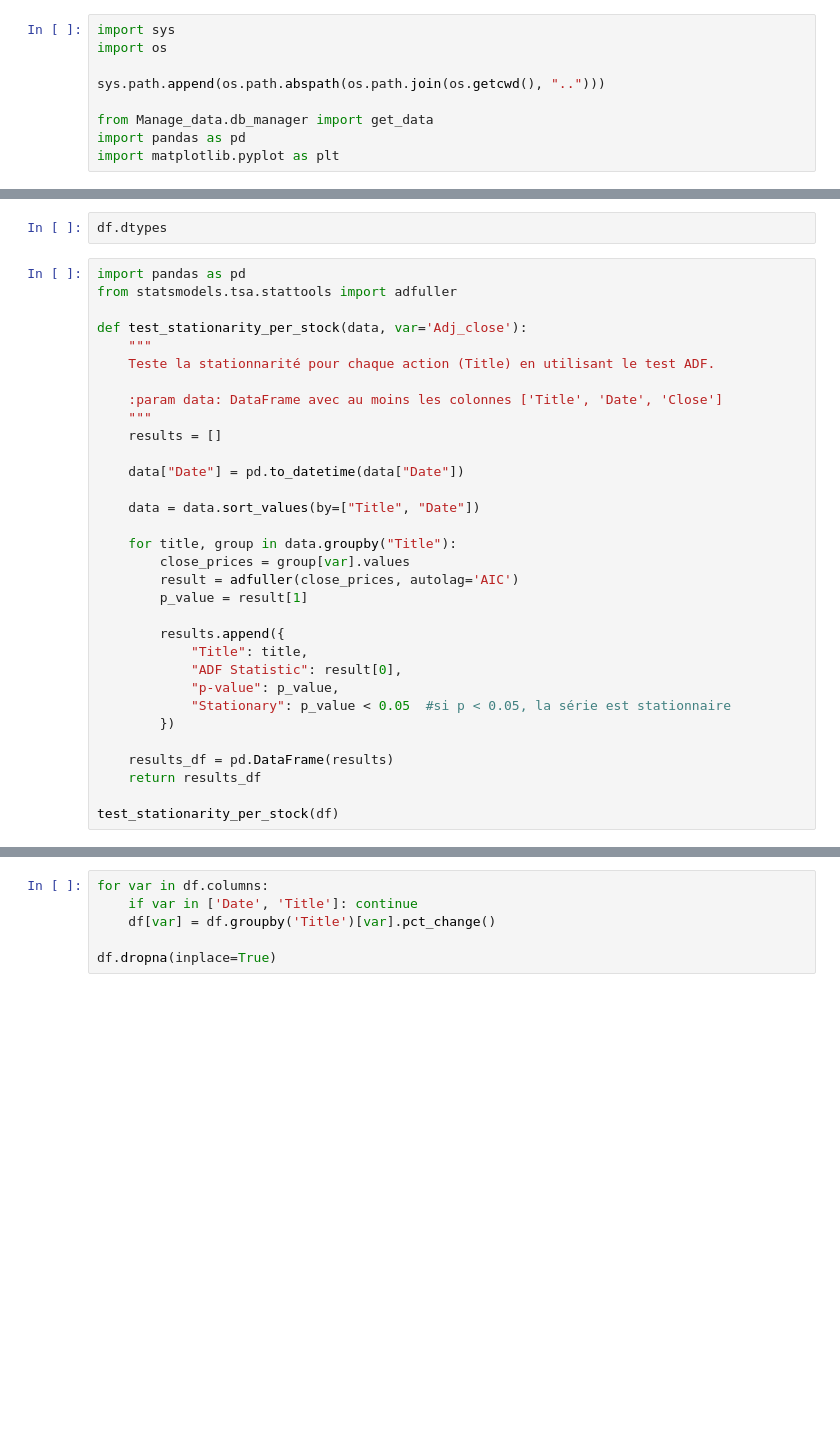
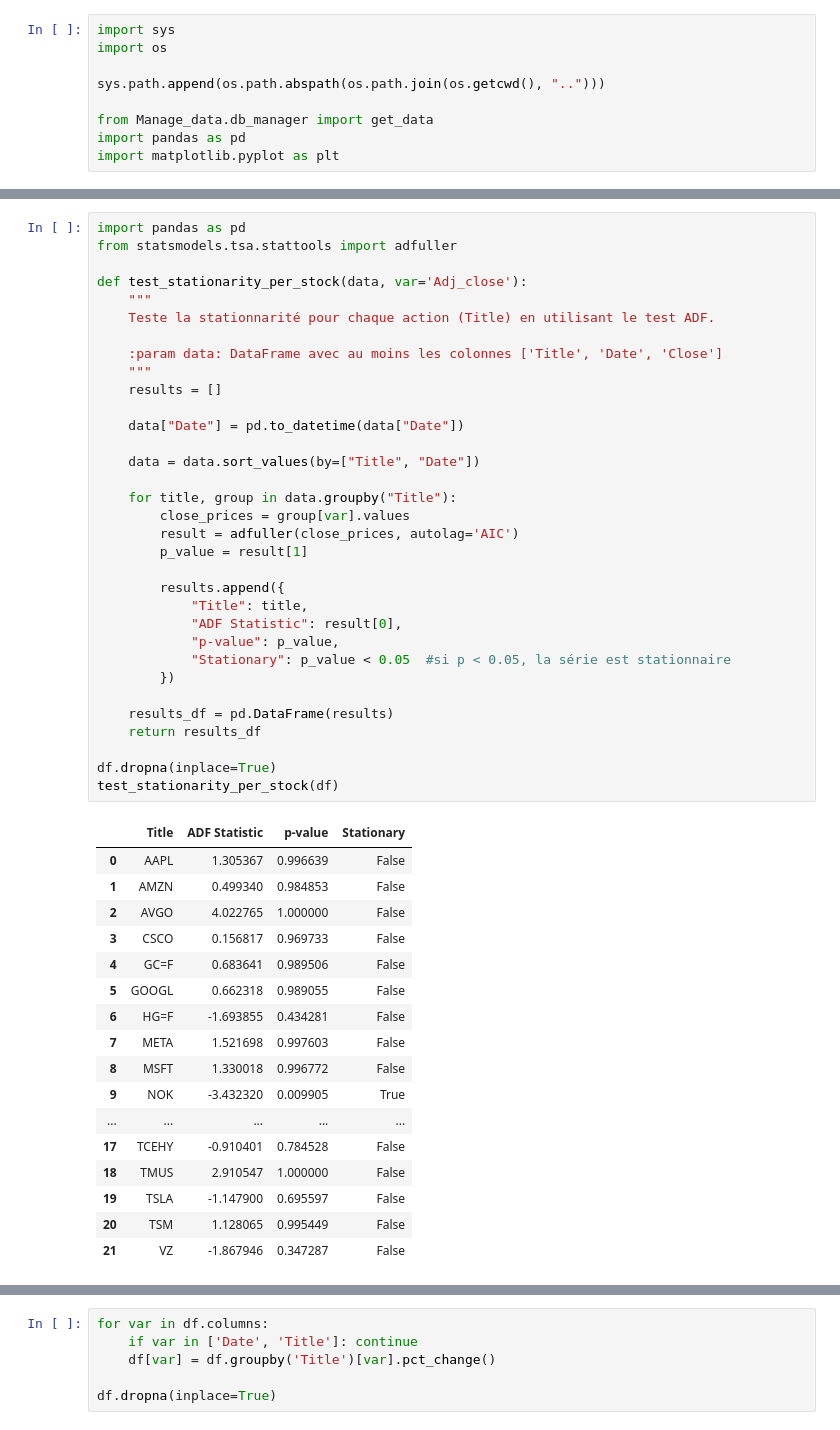
Before and after one commit to NaDub/MLFI_2025, a Jupyter notebook: Visualize/descriptive.ipynb, the cells around one changed output, grey strips where cells are left out. Drawn from its saved outputs; the diff is of its cells as text; blank space fills up the shorter version.

```diff
--- a/Visualize/descriptive.ipynb
+++ b/Visualize/descriptive.ipynb
@@ -57,37 +83,54 @@ df.head()
-# %%
-df.dtypes
 # %%
 import pandas as pd
 from statsmodels.tsa.stattools import adfuller
 
 def test_stationarity_per_stock(data, var='Adj_close'):
     """
     Teste la stationnarité pour chaque action (Title) en utilisant le test ADF.
 
     :param data: DataFrame avec au moins les colonnes ['Title', 'Date', 'Close']
     """
     results = []
 
     data["Date"] = pd.to_datetime(data["Date"])
 
     data = data.sort_values(by=["Title", "Date"])
 
     for title, group in data.groupby("Title"):
         close_prices = group[var].values
         result = adfuller(close_prices, autolag='AIC')
         p_value = result[1]
 
         results.append({
             "Title": title,
             "ADF Statistic": result[0],
             "p-value": p_value,
             "Stationary": p_value < 0.05  #si p < 0.05, la série est stationnaire
         })
 
     results_df = pd.DataFrame(results)
     return results_df
 
+df.dropna(inplace=True)
 test_stationarity_per_stock(df)
+# %% [output]
+|  | Title | ADF Statistic | p-value | Stationary |
+| 0 | AAPL | 1.305367 | 0.996639 | False |
+| 1 | AMZN | 0.499340 | 0.984853 | False |
+| 2 | AVGO | 4.022765 | 1.000000 | False |
+| 3 | CSCO | 0.156817 | 0.969733 | False |
+| 4 | GC=F | 0.683641 | 0.989506 | False |
+| 5 | GOOGL | 0.662318 | 0.989055 | False |
+| 6 | HG=F | -1.693855 | 0.434281 | False |
+| 7 | META | 1.521698 | 0.997603 | False |
+| 8 | MSFT | 1.330018 | 0.996772 | False |
+| 9 | NOK | -3.432320 | 0.009905 | True |
+| ... | ... | ... | ... | ... |
+| 17 | TCEHY | -0.910401 | 0.784528 | False |
+| 18 | TMUS | 2.910547 | 1.000000 | False |
+| 19 | TSLA | -1.147900 | 0.695597 | False |
+| 20 | TSM | 1.128065 | 0.995449 | False |
+| 21 | VZ | -1.867946 | 0.347287 | False |
 # %%
 
 def plot_stock(df, title, columns='Adj_close', begin_y=2024):
```
Also changed, not shown: parts of 9 cells of this notebook, 1 other file.
